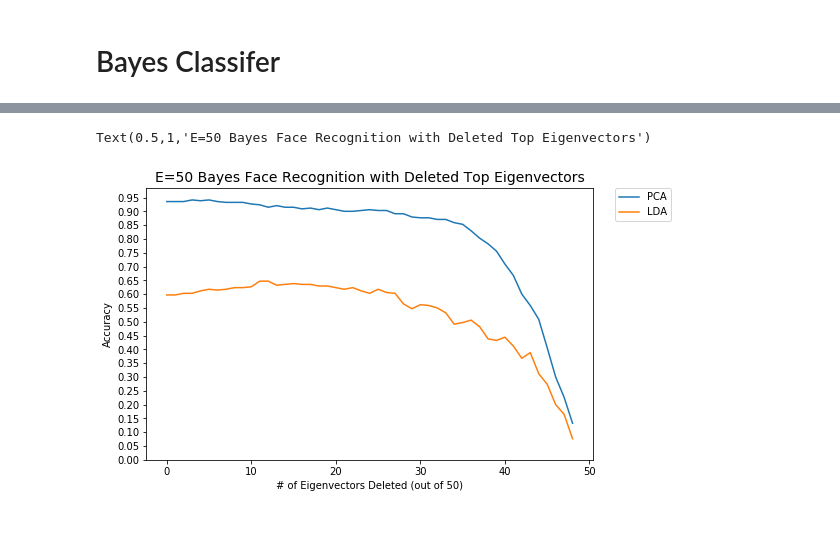
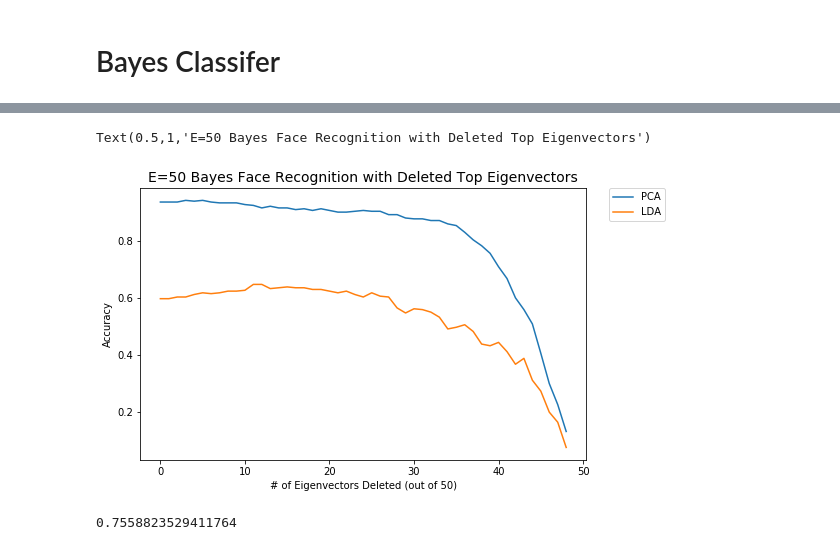
Before and after one commit to kevinniechen/face-recognition, a Jupyter notebook: notebooks/analysis.ipynb, the cells around one changed output, grey strips where cells are left out. Saved outputs shown, nothing was run; the diff lists cells and outputs as text; code cells hidden in the pictures.

```diff
--- a/notebooks/1.0-kc-train-load.ipynb
+++ b/notebooks/analysis.ipynb
@@ -625,9 +628,9 @@ class GaussianBayesClassifier():
         if self.train_set is None or self.train_labels is None:
             raise Exception
 
-        # Get per image log likelihood (sum of logs) for every class
+        # Get per image log likelihood (sum of logs) for every unique class
         likelihoods = {}
-        for person_class in self.train_labels:
+        for person_class in set(self.train_labels):
             image_likelihood = 0
 
             # Get per pixel likelihood for every class
@@ -652,14 +655,12 @@ class GaussianBayesClassifier():
                 correct += 1.
         return correct / len(test_set)
 # %%
-model = GaussianBayesClassifier()
-
+%%time
 accs_bayes_eigs_pca = []
-eigvecs_f_pca = eigvecs[:,:i]
+eigvecs_f_pca = eigvecs[:,:10]
 pr_train_X = project_eigenface(eigvecs_f_pca.T, train_X)
 pr_test_X = project_eigenface(eigvecs_f_pca.T, test_X)
 
+model = GaussianBayesClassifier()
 model.fit(pr_train_X, train_Y)
-prediction = model.predict(pr_test_X[129])
-display(prediction, test_Y[129])
 # %% [output]
@@ -684,0 +674,5 @@ display(prediction, test_Y[129])
+# %%
+%%time
+
+model.fit(pr_train_X, train_Y)
+acc = model.score(pr_test_X, test_Y)
@@ -686,9 +687,9 @@ display(prediction, test_Y[129])
 %%time
 accs_bayes_eigs_pca, accs_bayes_eigs_lda = [], []
 
-for i in range(1,50):
-    eigvecs_f_pca = eigvecs[:,:i]
-    eigvecs_f_lda = eigvecs2[:,:i]
+for i in range(1,25):
+    eigvecs_f_pca = eigvecs[:,:i*2]
+    eigvecs_f_lda = eigvecs2[:,:i*2]
 
     pr_train_X = project_eigenface(eigvecs_f_pca.T, train_X)
     pr_test_X = project_eigenface(eigvecs_f_pca.T, test_X)
@@ -741,13 +746,15 @@ Wall time: 4.1 s
 # %%
-# Maximum Likelihood Estimation with Bayesian Estimation
 fig = plt.figure(figsize=(8,5))
 plt.plot(range(49), accs_bayes_dels_pca, label="PCA")
 plt.plot(range(49), accs_bayes_dels_lda, label="LDA")
 plt.legend(bbox_to_anchor=(1.05, 1), loc=2, borderaxespad=0.)
 plt.ylabel('Accuracy')
 plt.xlabel('# of Eigenvectors Deleted (out of 50)')
-plt.yticks(np.arange(0,1,.05))
 plt.title('E=50 Bayes Face Recognition with Deleted Top Eigenvectors', fontsize=14)
 # %% [output]
 Text(0.5,1,'E=50 Bayes Face Recognition with Deleted Top Eigenvectors')
-[figure, old version]
+[figure, new version]
+# %%
+accs_bayes_dels_pca[-10]
+# %% [output]
+0.7558823529411764
```
Also changed, not shown: parts of 12 cells of this notebook, 23 other files.
